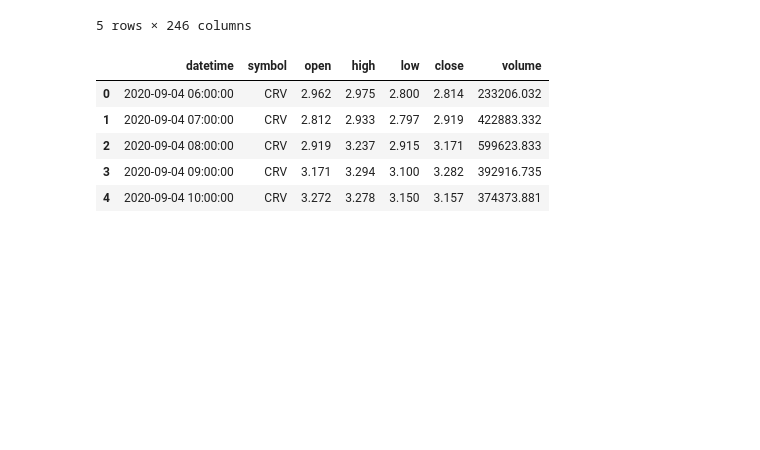
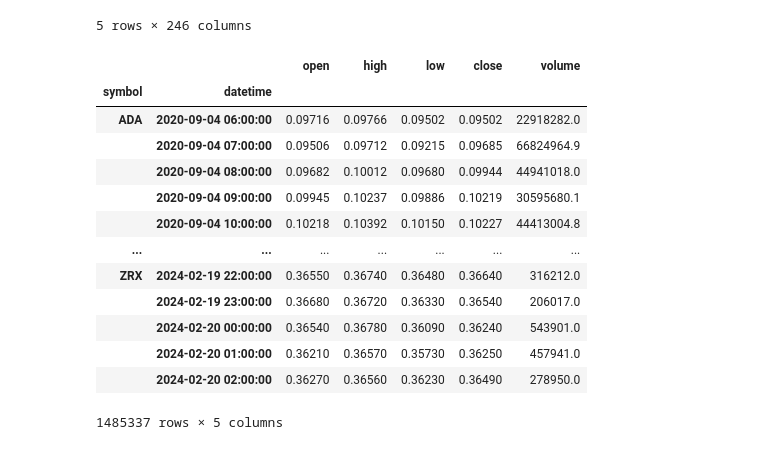
Before and after one commit to ZachMK25/252-group-presentation, a Jupyter notebook: Preprocessing.ipynb, the cells around one changed output. Saved outputs shown, nothing was run; the diff lists cells and outputs as text; code cells hidden in the pictures; blank space fills up the shorter version.

```diff
--- a/Preprocessing.ipynb
+++ b/Preprocessing.ipynb
@@ -45,20 +46,31 @@ df.head()
 # %%
 long = (
     pd.wide_to_long(
         df,
         stubnames=["open", "high", "low", "close", "volume"],
         i="datetime",
         j="symbol",
         sep="-",
         suffix=".+",
     )
     .reset_index()
 )
-long.head()
+
+long = long.sort_values(['symbol','datetime']).set_index(['symbol','datetime'])
+
+long
 # %% [output]
-|  | datetime | symbol | open | high | low | close | volume |
-| 0 | 2020-09-04 06:00:00 | CRV | 2.962 | 2.975 | 2.800 | 2.814 | 233206.032 |
-| 1 | 2020-09-04 07:00:00 | CRV | 2.812 | 2.933 | 2.797 | 2.919 | 422883.332 |
-| 2 | 2020-09-04 08:00:00 | CRV | 2.919 | 3.237 | 2.915 | 3.171 | 599623.833 |
-| 3 | 2020-09-04 09:00:00 | CRV | 3.171 | 3.294 | 3.100 | 3.282 | 392916.735 |
-| 4 | 2020-09-04 10:00:00 | CRV | 3.272 | 3.278 | 3.150 | 3.157 | 374373.881 |
+|  |  | open | high | low | close | volume |
+| symbol | datetime |  |  |  |  |  |
+| ADA | 2020-09-04 06:00:00 | 0.09716 | 0.09766 | 0.09502 | 0.09502 | 22918282.0 |
+|  | 2020-09-04 07:00:00 | 0.09506 | 0.09712 | 0.09215 | 0.09685 | 66824964.9 |
+|  | 2020-09-04 08:00:00 | 0.09682 | 0.10012 | 0.09680 | 0.09944 | 44941018.0 |
+|  | 2020-09-04 09:00:00 | 0.09945 | 0.10237 | 0.09886 | 0.10219 | 30595680.1 |
+|  | 2020-09-04 10:00:00 | 0.10218 | 0.10392 | 0.10150 | 0.10227 | 44413004.8 |
+| ... | ... | ... | ... | ... | ... | ... |
+| ZRX | 2024-02-19 22:00:00 | 0.36550 | 0.36740 | 0.36480 | 0.36640 | 316212.0 |
+|  | 2024-02-19 23:00:00 | 0.36680 | 0.36720 | 0.36330 | 0.36540 | 206017.0 |
+|  | 2024-02-20 00:00:00 | 0.36540 | 0.36780 | 0.36090 | 0.36240 | 543901.0 |
+|  | 2024-02-20 01:00:00 | 0.36210 | 0.36570 | 0.35730 | 0.36250 | 457941.0 |
+|  | 2024-02-20 02:00:00 | 0.36270 | 0.36560 | 0.36230 | 0.36490 | 278950.0 |
+1485337 rows × 5 columns
```
Also changed, not shown: parts of 8 cells of this notebook.
